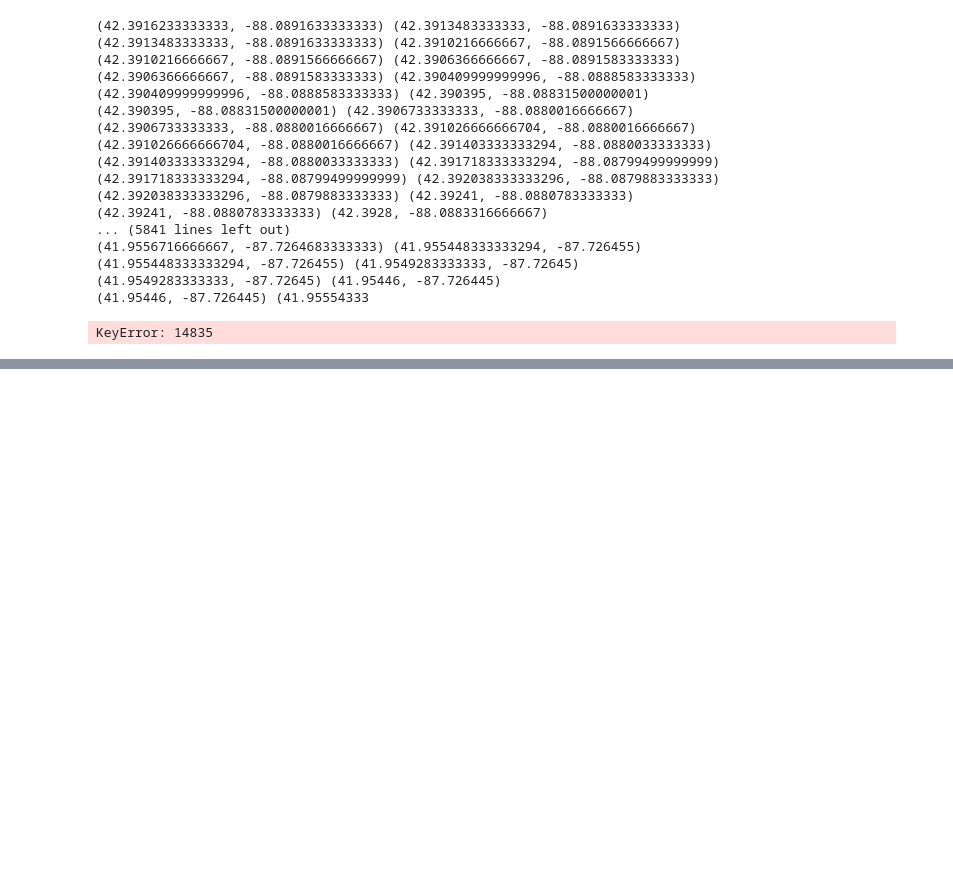
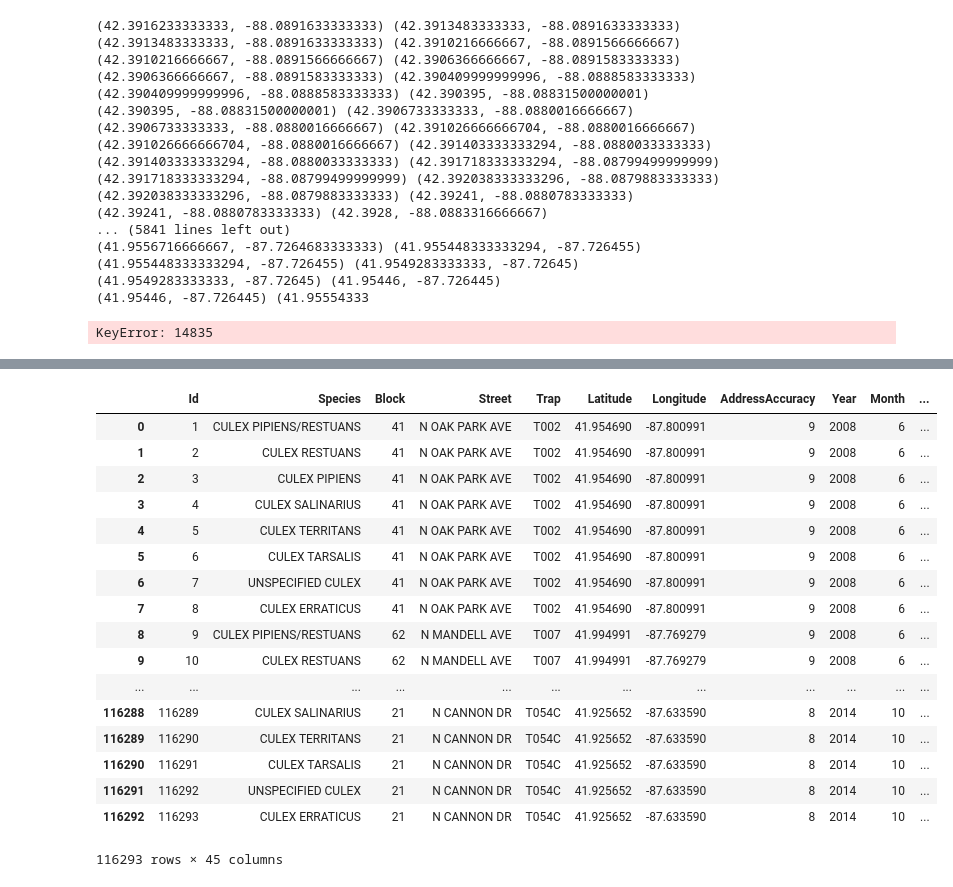
Before and after one commit to leticiabeeck/predict_west_nile_virus, a Jupyter notebook: 01.Intro(Merged team EDA).ipynb, the cells around one changed output, grey strips where cells are left out. Cells and saved outputs as stored; diff of their text form; code cells hidden in the pictures; blank space fills up the shorter version.

```diff
--- a/01.Intro(Merged team EDA).ipynb
+++ b/01.Intro(Merged team EDA).ipynb
@@ -889,0 +887,21 @@ Successfully installed pandas-profiling-1.4.1
+# %%
+test
+# %% [output]
+|  | Id | Species | Block | Street | Trap | Latitude | Longitude | AddressAccuracy | Year | Month | ... |
+| 0 | 1 | CULEX PIPIENS/RESTUANS | 41 | N OAK PARK AVE | T002 | 41.954690 | -87.800991 | 9 | 2008 | 6 | ... |
+| 1 | 2 | CULEX RESTUANS | 41 | N OAK PARK AVE | T002 | 41.954690 | -87.800991 | 9 | 2008 | 6 | ... |
+| 2 | 3 | CULEX PIPIENS | 41 | N OAK PARK AVE | T002 | 41.954690 | -87.800991 | 9 | 2008 | 6 | ... |
+| 3 | 4 | CULEX SALINARIUS | 41 | N OAK PARK AVE | T002 | 41.954690 | -87.800991 | 9 | 2008 | 6 | ... |
+| 4 | 5 | CULEX TERRITANS | 41 | N OAK PARK AVE | T002 | 41.954690 | -87.800991 | 9 | 2008 | 6 | ... |
+| 5 | 6 | CULEX TARSALIS | 41 | N OAK PARK AVE | T002 | 41.954690 | -87.800991 | 9 | 2008 | 6 | ... |
+| 6 | 7 | UNSPECIFIED CULEX | 41 | N OAK PARK AVE | T002 | 41.954690 | -87.800991 | 9 | 2008 | 6 | ... |
+| 7 | 8 | CULEX ERRATICUS | 41 | N OAK PARK AVE | T002 | 41.954690 | -87.800991 | 9 | 2008 | 6 | ... |
+| 8 | 9 | CULEX PIPIENS/RESTUANS | 62 | N MANDELL AVE | T007 | 41.994991 | -87.769279 | 9 | 2008 | 6 | ... |
+| 9 | 10 | CULEX RESTUANS | 62 | N MANDELL AVE | T007 | 41.994991 | -87.769279 | 9 | 2008 | 6 | ... |
+| ... | ... | ... | ... | ... | ... | ... | ... | ... | ... | ... | ... |
+| 116288 | 116289 | CULEX SALINARIUS | 21 | N CANNON DR | T054C | 41.925652 | -87.633590 | 8 | 2014 | 10 | ... |
+| 116289 | 116290 | CULEX TERRITANS | 21 | N CANNON DR | T054C | 41.925652 | -87.633590 | 8 | 2014 | 10 | ... |
+| 116290 | 116291 | CULEX TARSALIS | 21 | N CANNON DR | T054C | 41.925652 | -87.633590 | 8 | 2014 | 10 | ... |
+| 116291 | 116292 | UNSPECIFIED CULEX | 21 | N CANNON DR | T054C | 41.925652 | -87.633590 | 8 | 2014 | 10 | ... |
+| 116292 | 116293 | CULEX ERRATICUS | 21 | N CANNON DR | T054C | 41.925652 | -87.633590 | 8 | 2014 | 10 | ... |
+116293 rows × 45 columns
```
Also changed, not shown: parts of 17 cells of this notebook, 1 other file.
